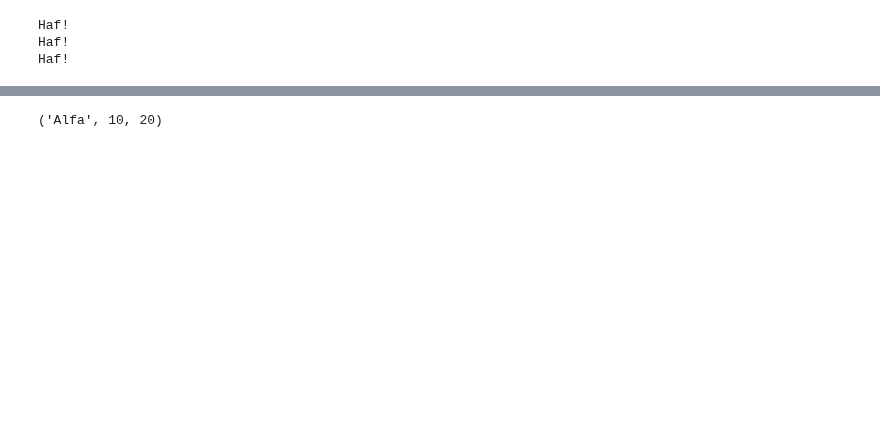
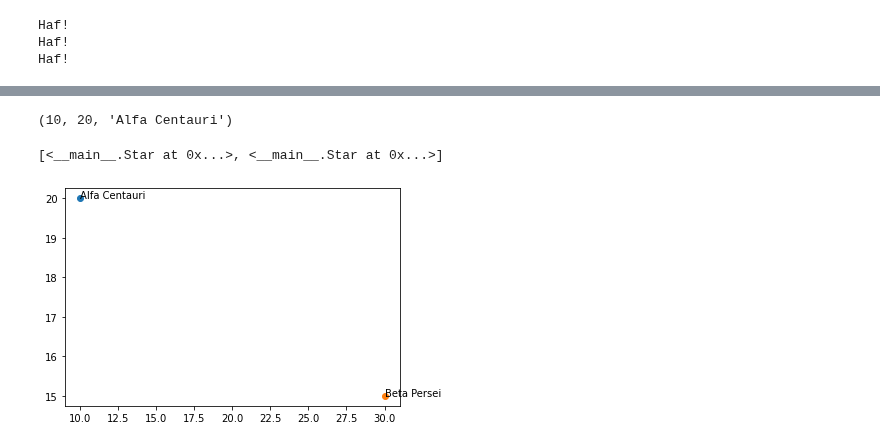
Before and after one commit to toastmaker/lectures, a Jupyter notebook: notebooks/Python is an object oriented language.ipynb, the cells around one changed output, grey strips where cells are left out. Saved outputs shown, nothing was run; the diff lists cells and outputs as text; code cells hidden in the pictures; blank space fills up the shorter version.

```diff
--- a/notebooks/Python is an object oriented language.ipynb
+++ b/notebooks/Python is an object oriented language.ipynb
@@ -47,7 +108,7 @@ class Astrosource:
 # %%
-a = Astrosource(10,20, "Alfa")
-b = Astrosource(30,20, "Beta")
-
-a.name, a.x, a.y
+a = Star(10,20,"Alfa Centauri")
+b = Star(30,15, "Beta Persei")
-# %% [output]
-('Alfa', 10, 20)
+# %%
+a.x, a.y, a.name
+# %% [output]
+(10, 20, 'Alfa Centauri')
@@ -54,3 +117,12 @@ a.name, a.x, a.y
+# %%
+image
+# %% [output]
+[<__main__.Star at 0x...>, <__main__.Star at 0x...>]
+# %%
+for o in image:
+    o.display()
+# %% [output]
+[figure, added]
 # %%
 a.distance_from(b.x, b.y)
 # %% [output]
```
Also changed, not shown: parts of 89 cells of this notebook, 1 other file.
